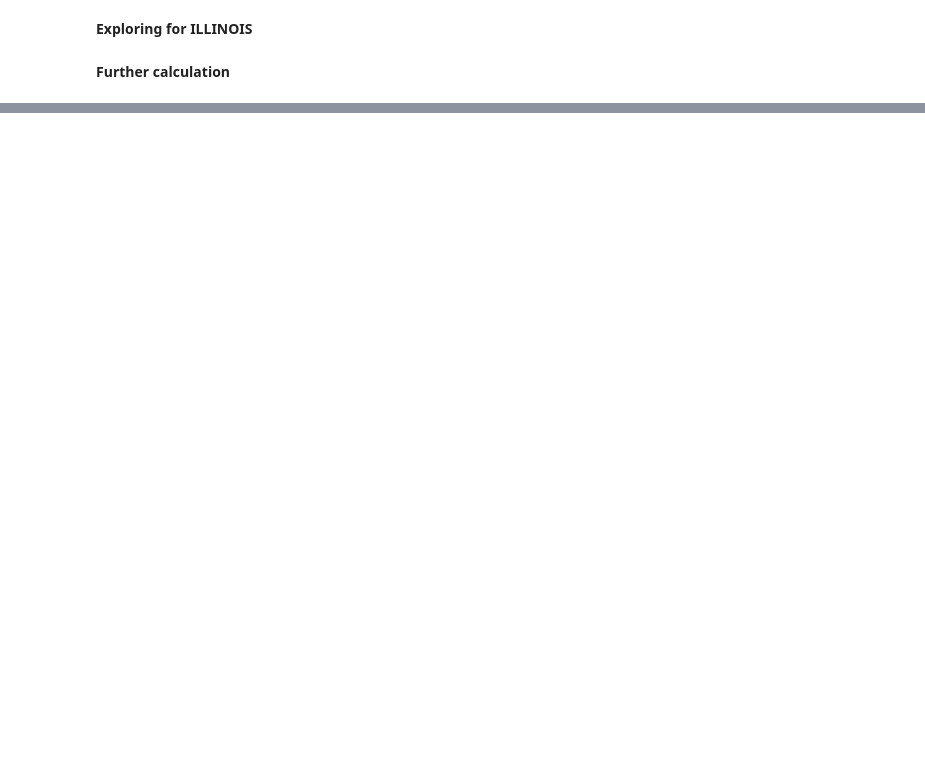
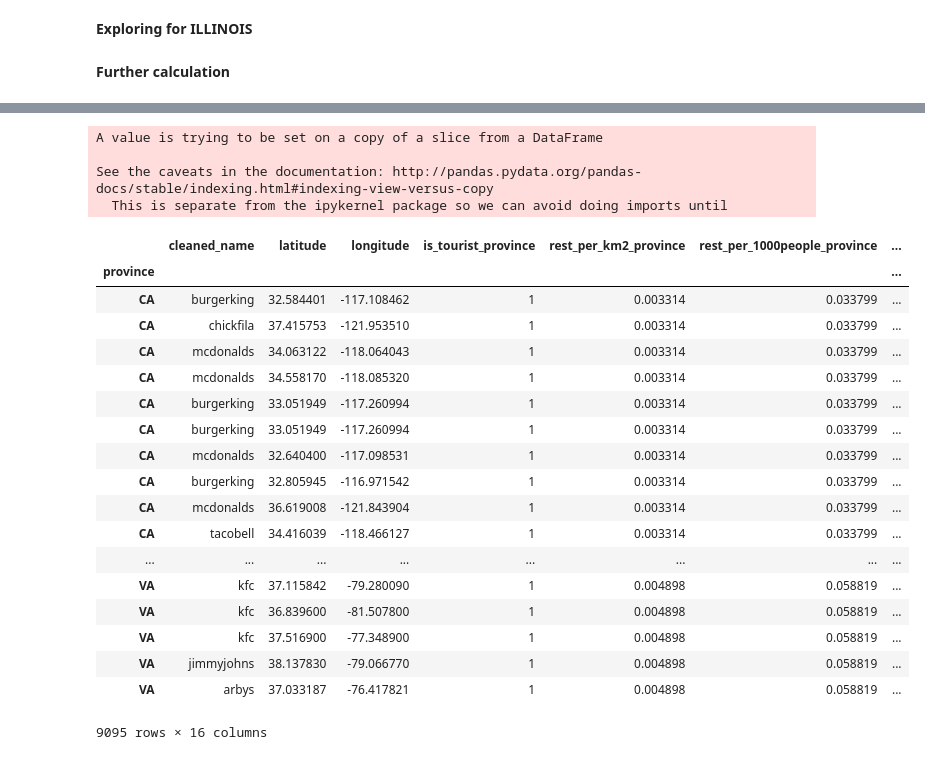
Before and after one commit to dhruvip/Coursera_Capstone, a Jupyter notebook: Untitled.ipynb, the cells around one changed output, grey strips where cells are left out. Saved outputs shown, nothing was run; the diff lists cells and outputs as text; code cells hidden in the pictures; blank space fills up the shorter version.

```diff
--- a/Untitled.ipynb
+++ b/Untitled.ipynb
@@ -478,0 +391,34 @@ with_all_data = pd.read_csv('fsq_calls.csv')
+# %%
+with_all_data = pd.read_csv('fsq_calls.csv', index_col=False)
+required_df = with_all_data[['province','cleaned_name','latitude','longitude', \
+                            'is_tourist_province','rest_per_km2_province','rest_per_1000people_province', 'postalCode',\
+                           'latitude','longitude',\
+                            'schools','university', 'hospital', 'park', 'offices', 'mall', 'all_lat_long']]
+required_df.sort_values('province', inplace=True)
+# %% [output]
+A value is trying to be set on a copy of a slice from a DataFrame
+
+See the caveats in the documentation: http://pandas.pydata.org/pandas-docs/stable/indexing.html#indexing-view-versus-copy
+  This is separate from the ipykernel package so we can avoid doing imports until
+# %%
+required_df.set_index('province')
+# %% [output]
+|  | cleaned_name | latitude | longitude | is_tourist_province | rest_per_km2_province | rest_per_1000people_province | ... |
+| province |  |  |  |  |  |  | ... |
+| CA | burgerking | 32.584401 | -117.108462 | 1 | 0.003314 | 0.033799 | ... |
+| CA | chickfila | 37.415753 | -121.953510 | 1 | 0.003314 | 0.033799 | ... |
+| CA | mcdonalds | 34.063122 | -118.064043 | 1 | 0.003314 | 0.033799 | ... |
+| CA | mcdonalds | 34.558170 | -118.085320 | 1 | 0.003314 | 0.033799 | ... |
+| CA | burgerking | 33.051949 | -117.260994 | 1 | 0.003314 | 0.033799 | ... |
+| CA | burgerking | 33.051949 | -117.260994 | 1 | 0.003314 | 0.033799 | ... |
+| CA | mcdonalds | 32.640400 | -117.098531 | 1 | 0.003314 | 0.033799 | ... |
+| CA | burgerking | 32.805945 | -116.971542 | 1 | 0.003314 | 0.033799 | ... |
+| CA | mcdonalds | 36.619008 | -121.843904 | 1 | 0.003314 | 0.033799 | ... |
+| CA | tacobell | 34.416039 | -118.466127 | 1 | 0.003314 | 0.033799 | ... |
+| ... | ... | ... | ... | ... | ... | ... | ... |
+| VA | kfc | 37.115842 | -79.280090 | 1 | 0.004898 | 0.058819 | ... |
+| VA | kfc | 36.839600 | -81.507800 | 1 | 0.004898 | 0.058819 | ... |
+| VA | kfc | 37.516900 | -77.348900 | 1 | 0.004898 | 0.058819 | ... |
+| VA | jimmyjohns | 38.137830 | -79.066770 | 1 | 0.004898 | 0.058819 | ... |
+| VA | arbys | 37.033187 | -76.417821 | 1 | 0.004898 | 0.058819 | ... |
+9095 rows × 16 columns
```
Also changed, not shown: parts of 17 cells of this notebook, 1 other file.
